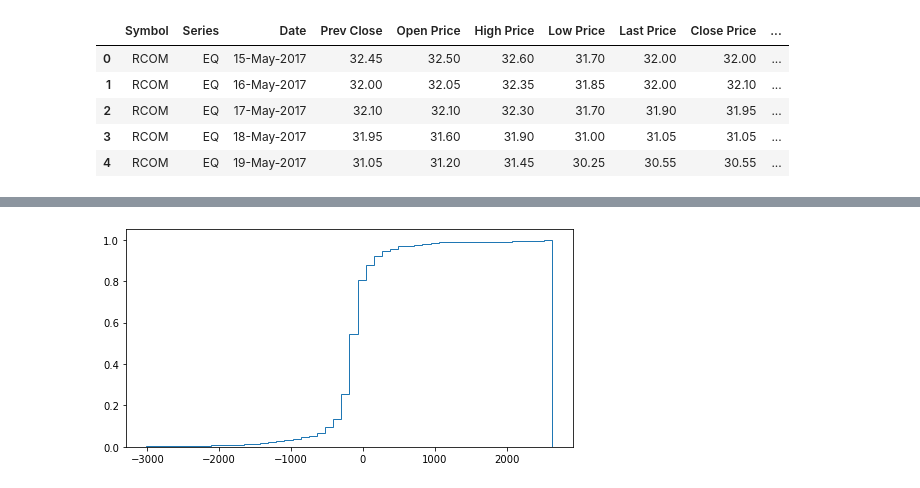
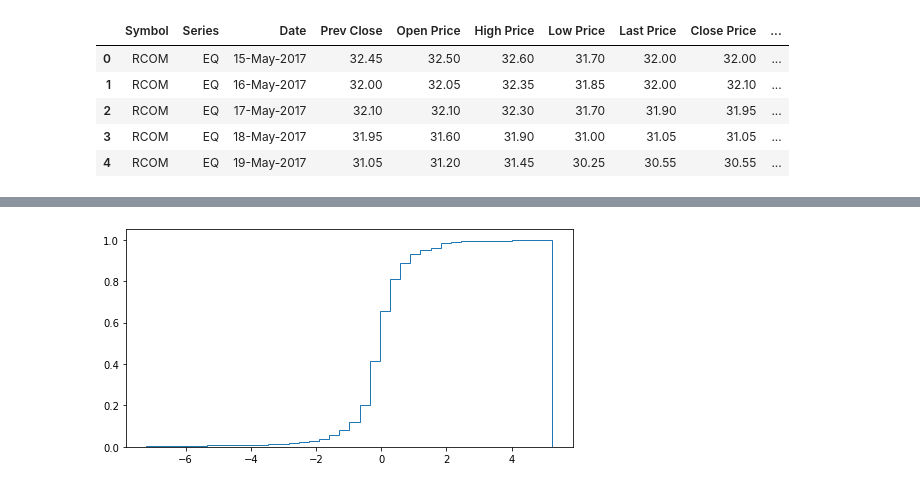
Before and after one commit to keyurparekh1111/Stock_data_prediction, a Jupyter notebook: Stock_trade_calls.ipynb, the cells around one changed output, grey strips where cells are left out. Drawn from its saved outputs; the diff is of its cells as text; code cells hidden in the pictures.

```diff
--- a/Stock_trade_calls.ipynb
+++ b/Stock_trade_calls.ipynb
@@ -524 +490,5 @@ No of test points (98, 4)
+# %%
+X = df[['OC', 'LH', 'ROLL', 'STD']]
+Y = df['ACTION']
+x_train, x_test, y_train, y_test = train_test_split(X,Y, test_size=0.3)
 # %% [markdown]
@@ -526,20 +496,16 @@ No of test points (98, 4)
 # %%
-
-alpha = [50,100,150,200,250]
+from sklearn.calibration import CalibratedClassifierCV
+estimators = [50,100,150,200,250]
 max_depth = [3,5,10]
 log_error_array = []
-for i in alpha:
+for i in estimators:
     for j in max_depth:
-        print("for n_estimators =", i,"and max depth = ", j)
-        clf = RandomForestClassifier(n_estimators=i, criterion='gini', max_depth=j, random_state=42, n_jobs=-1)
-        clf.fit(X_train_rcom,y_train_rcom)
+        clf = RandomForestClassifier(n_estimators=i, criterion='gini',max_depth=j, random_state=42, n_jobs=-1)
+        clf.fit(x_train,y_train)
         sig_clf = CalibratedClassifierCV(clf, method="sigmoid")
-        sig_clf.fit(X_train_rcom, y_train_rcom)
-        sig_clf_probs = sig_clf.predict_proba(X_test_rcom)
-        log_error_array.append(log_loss(y_test_rcom, sig_clf_probs, labels=clf.classes_, eps=1e-15))
-        print("Log Loss :",log_loss(y_test_rcom, sig_clf_probs))
-
-
-best_alpha = np.argmin(log_error_array)
-print(best_alpha)
+        sig_clf.fit(x_train, y_train)
+        sig_clf_probs = sig_clf.predict_proba(x_test)
+        log_error_array.append(log_loss(y_test, sig_clf_probs, labels=clf.classes_, eps=1e-15))
+        print("n_estimators : {}\t max depth : {}\t LOSS : {}".format(i,j,log_loss(y_test, sig_clf_probs)))
+print(np.argmin(log_error_array))
 # %% [output]
@@ -579,8 +546,5 @@ ACCURACY:76.53061224489795 %
 # %%
-len=df_rcom.shape[0]
-#just pre-creating dataframe columns for below calculations
-df_rcom['df_returns']=pd.DataFrame([np.nan] * (len-1))
+df['RETURNS'] = pd.DataFrame([np.nan])*(len(df)-1)
 
-
-for i in range(len-1):
-    df_rcom['df_returns'].iloc[i]=(df_rcom['Close Price'].iloc[i+1]-df_rcom['Close Price'].iloc[i])/(df_rcom['Close Price'].iloc[i])
+for i in range(len(df)-1):
+    df['RETURNS'].iloc[i]=df['Close Price'].iloc[i]-df['Close Price'].iloc[i+1]
@@ -608,10 +551,8 @@ df_rcom
+# %%
+df['CumReturns'] = (1 + df[['CP']]).cumprod()
 # %%
 fig, ax = plt.subplots(figsize=(8, 4))
-list_rcom=df_rcom['df_returns'].tolist()
-# plot the cumulative histogram
-n, bins, patches = ax.hist(list_rcom, 50, density=True, histtype='step',
-                           cumulative=True, label='Empirical')
-
+n, bins, patches = ax.hist(df['RETURNS'],40, density=True,histtype='step',cumulative = True)
 plt.show()
 # %% [output]
-[figure, old version]
+[figure, new version]
```
Also changed, not shown: parts of 22 cells of this notebook.
